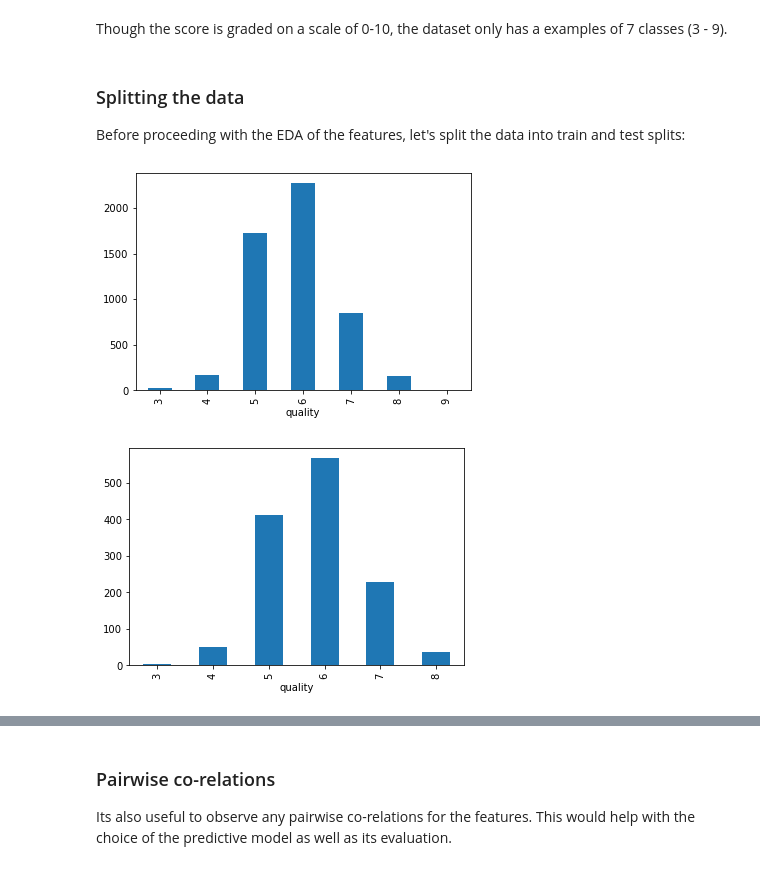
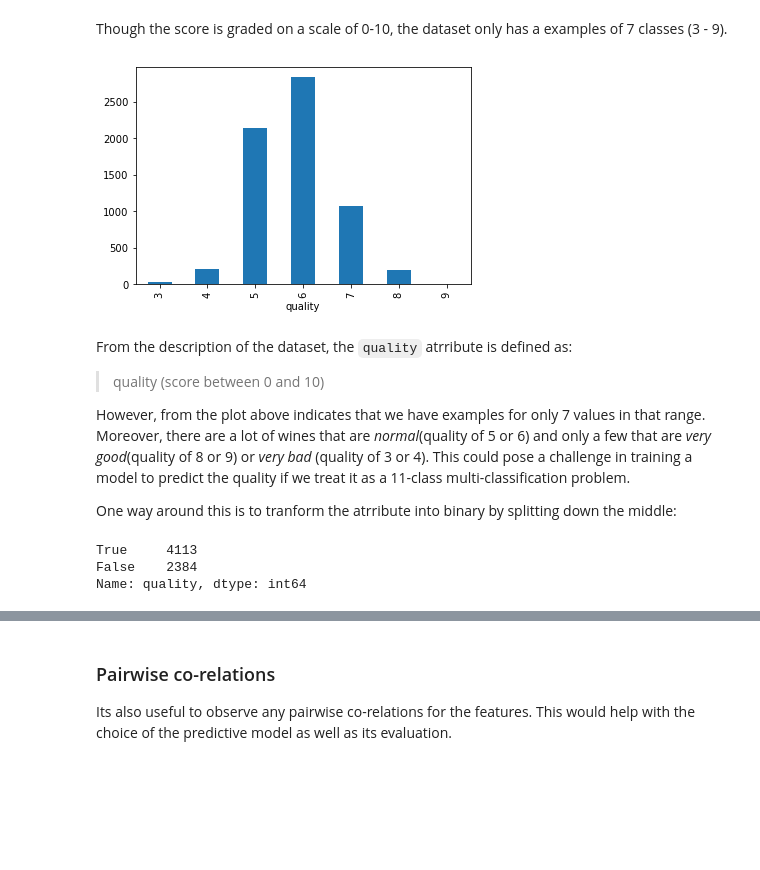
Before and after one commit to UBC-MDS/dsci-522-group14, a Jupyter notebook: src/wine_quality_eda.ipynb, the cells around one changed output, grey strips where cells are left out. Saved outputs shown, nothing was run; the diff lists cells and outputs as text; code cells hidden in the pictures; blank space fills up the shorter version.

```diff
--- a/src/wine_quality_eda.ipynb
+++ b/src/wine_quality_eda.ipynb
@@ -95,17 +95,22 @@ wine_df.quality.value_counts()
 Name: quality, dtype: int64
 # %% [markdown]
 Though the score is graded on a scale of 0-10, the dataset only has a examples of 7 classes (3 - 9).
-# %% [markdown]
-### Splitting the data
-Before proceeding with the EDA of the features, let's split the data into train and test splits:
-# %%
-train_df, test_df = train_test_split(wine_df, test_size=0.2, random_state=123)
-
-train_df.quality.groupby(train_df.quality).count().plot.bar()
-plt.show()
-
-test_df.quality.groupby(test_df.quality).count().plot.bar()
-plt.show()
-# %% [output]
-[figure, removed]
-[figure, removed]
+# %%
+wine_df.quality.groupby(wine_df.quality).count().plot.bar()
+plt.show()
+# %% [output]
+[figure, added]
+# %% [markdown]
+From the description of the dataset, the `quality` atrribute is defined as:
+
+> quality (score between 0 and 10)
+
+However, from the plot above indicates that we have examples for only 7 values in that range. Moreover, there are a lot of wines that are _normal_(quality of 5 or 6) and only a few that are _very good_(quality of 8 or 9) or _very bad_ (quality of 3 or 4). This could pose a challenge in training a model to predict the quality if we treat it as a 11-class multi-classification problem.
+
+One way around this is to tranform the atrribute into binary by splitting down the middle:
+# %%
+(wine_df.quality > 5).value_counts()
+# %% [output]
+True     4113
+False    2384
+Name: quality, dtype: int64
```
Also changed, not shown: parts of 8 cells of this notebook.
